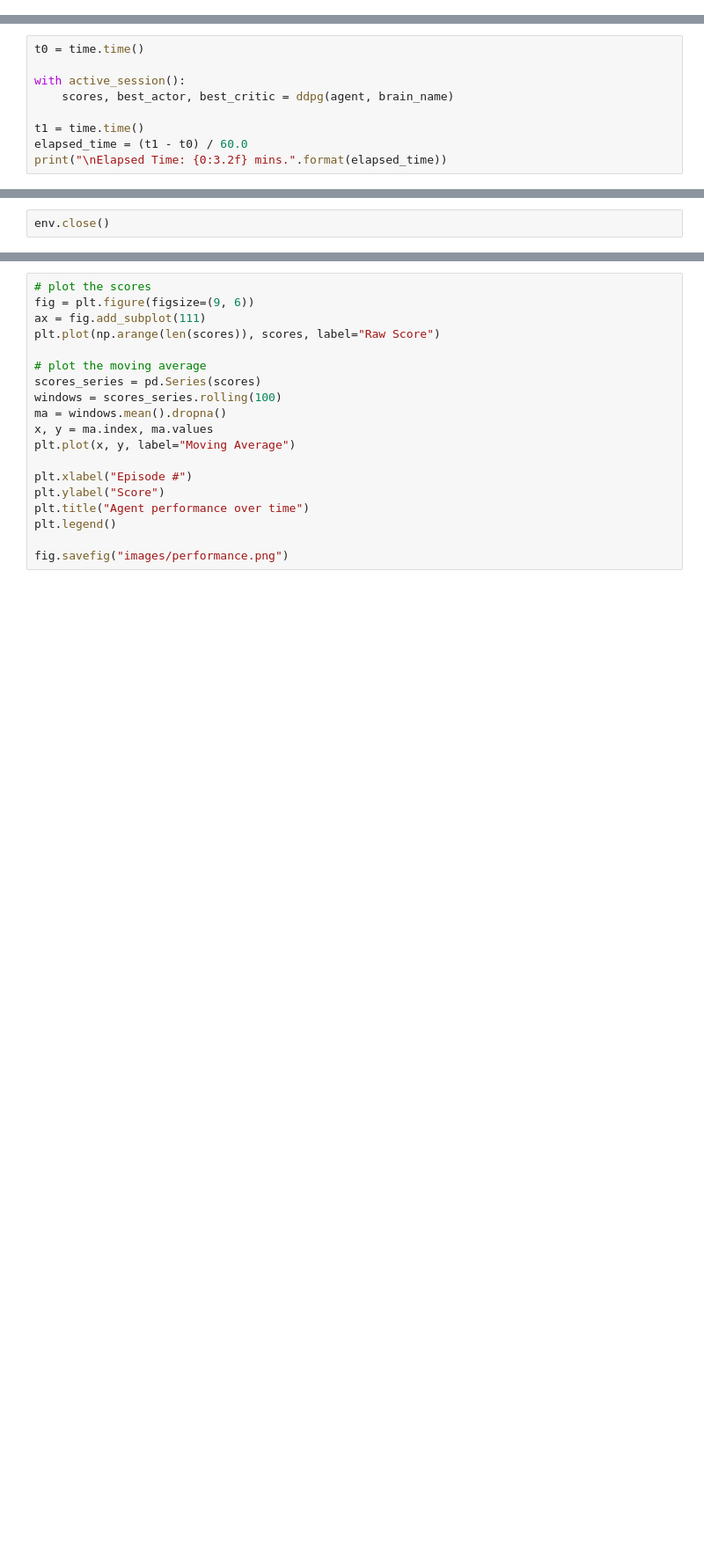
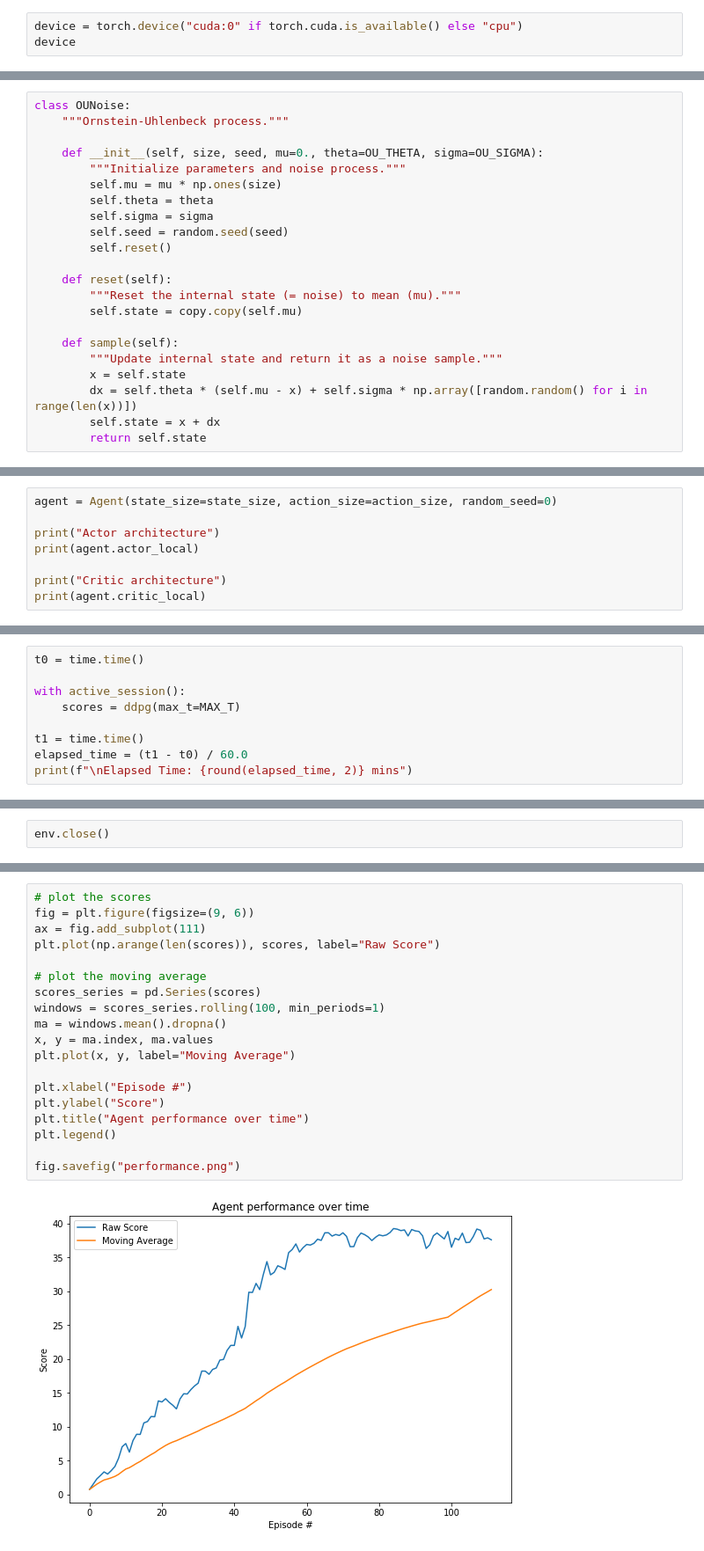
Before and after one commit to zach-lawless/drlnd-p2-continuous-control, a Jupyter notebook: Continuous_Control.ipynb, the cells around one changed output, grey strips where cells are left out. Shown at 88% size. Saved outputs shown, nothing was run; the diff lists cells and outputs as text; blank space fills up the shorter version.

```diff
--- a/Continuous_Control.ipynb
+++ b/Continuous_Control.ipynb
@@ -144,0 +144,3 @@ The DDPG training algorithm is defined in the function below.
+# %%
+device = torch.device("cuda:0" if torch.cuda.is_available() else "cpu")
+device
@@ -144,0 +250,22 @@ The DDPG training algorithm is defined in the function below.
+# %%
+class OUNoise:
+    """Ornstein-Uhlenbeck process."""
+
+    def __init__(self, size, seed, mu=0., theta=OU_THETA, sigma=OU_SIGMA):
+        """Initialize parameters and noise process."""
+        self.mu = mu * np.ones(size)
+        self.theta = theta
+        self.sigma = sigma
+        self.seed = random.seed(seed)
+        self.reset()
+
+    def reset(self):
+        """Reset the internal state (= noise) to mean (mu)."""
+        self.state = copy.copy(self.mu)
+
+    def sample(self):
+        """Update internal state and return it as a noise sample."""
+        x = self.state
+        dx = self.theta * (self.mu - x) + self.sigma * np.array([random.random() for i in range(len(x))])
+        self.state = x + dx
+        return self.state
@@ -144,0 +437,8 @@ The DDPG training algorithm is defined in the function below.
+# %%
+agent = Agent(state_size=state_size, action_size=action_size, random_seed=0)
+
+print("Actor architecture")
+print(agent.actor_local)
+
+print("Critic architecture")
+print(agent.critic_local)
@@ -211,9 +530,9 @@ Keep the environment running with helper function
 t0 = time.time()
 
 with active_session():
-    scores, best_actor, best_critic = ddpg(agent, brain_name)
+    scores = ddpg(max_t=MAX_T)
 
 t1 = time.time()
 elapsed_time = (t1 - t0) / 60.0
-print("\nElapsed Time: {0:3.2f} mins.".format(elapsed_time))
+print(f"\nElapsed Time: {round(elapsed_time, 2)} mins")
 # %% [output]
@@ -240,21 +571,23 @@ env.close()
 # %%
 # plot the scores
 fig = plt.figure(figsize=(9, 6))
 ax = fig.add_subplot(111)
 plt.plot(np.arange(len(scores)), scores, label="Raw Score")
 
 # plot the moving average
 scores_series = pd.Series(scores)
-windows = scores_series.rolling(100)
+windows = scores_series.rolling(100, min_periods=1)
 ma = windows.mean().dropna()
 x, y = ma.index, ma.values
 plt.plot(x, y, label="Moving Average")
 
 plt.xlabel("Episode #")
 plt.ylabel("Score")
 plt.title("Agent performance over time")
 plt.legend()
 
-fig.savefig("images/performance.png")
+fig.savefig("performance.png")
+# %% [output]
+[figure, added]
 # %%
 # save model
```
Also changed, not shown: parts of 29 cells of this notebook, 10 other files.
